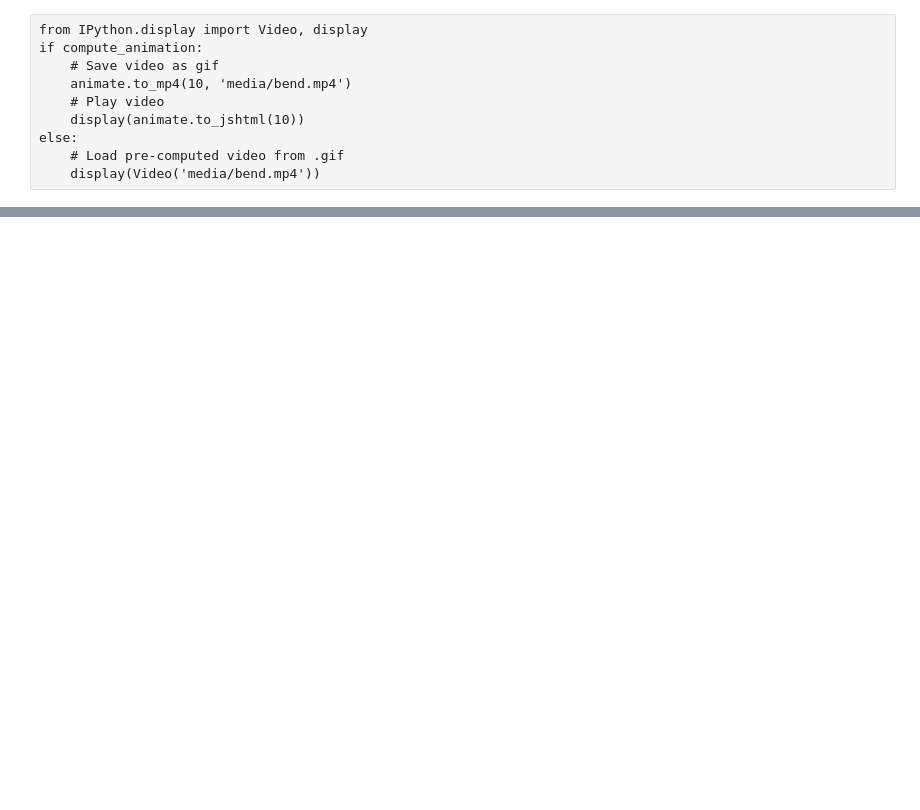
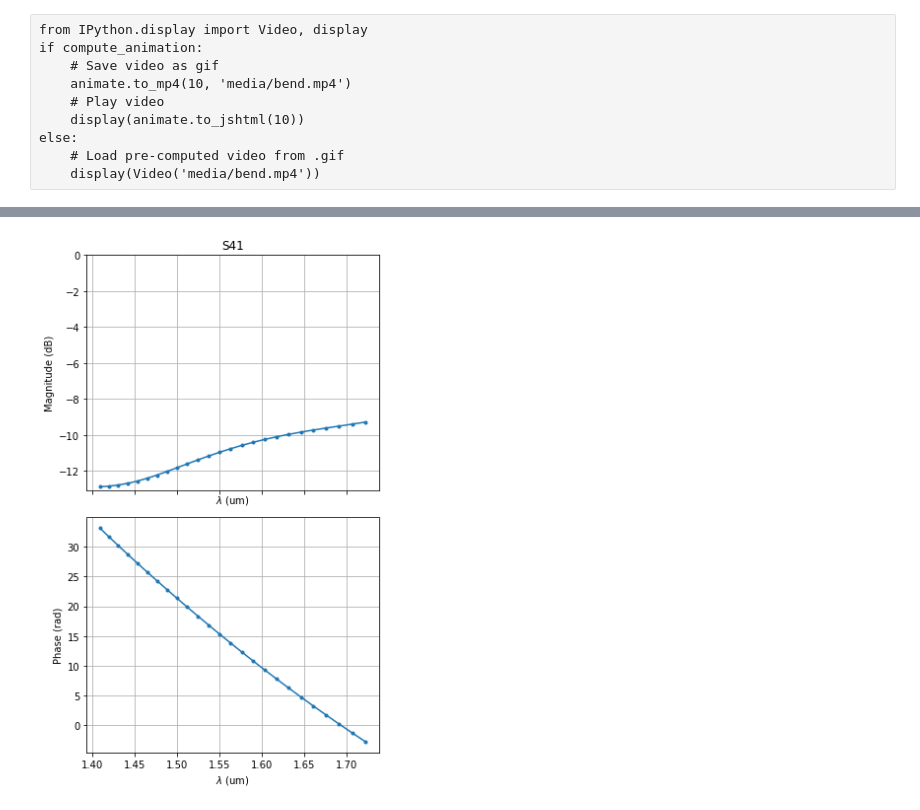
Before and after one commit to simbilod/ELE559-simulations, a Jupyter notebook: B. Waveguide Point Coupler.ipynb, the cells around one changed output, grey strips where cells are left out. Drawn from its saved outputs; the diff is of its cells as text; code cells hidden in the pictures; blank space fills up the shorter version.

```diff
--- a/B. Waveguide Point Coupler.ipynb
+++ b/B. Waveguide Point Coupler.ipynb
@@ -449,9 +454,15 @@ S11 = p1_reflected_coeff/p1_thru_coeff
 # %%
+S11_mag = np.abs(S11)
+S11_phase = np.unwrap(np.angle(S11))
+
+S21_mag = np.abs(S21)
+S21_phase = np.unwrap(np.angle(S21))
+
 S31_mag = np.abs(S31)
 S31_phase = np.unwrap(np.angle(S31))
 
-S11_mag = np.abs(S11)
-S11_phase = np.unwrap(np.angle(S11))
+S41_mag = np.abs(S41)
+S41_phase = np.unwrap(np.angle(S41))
 # %%
 # Plot S21
 f, (ax1, ax2) = plt.subplots(2, 1, sharex=True, figsize=(5, 8))
@@ -472,3 +483,20 @@ plt.tight_layout()
+# %%
+# Plot S41
+f, (ax1, ax2) = plt.subplots(2, 1, sharex=True, figsize=(5, 8))
+ax1.plot(1/mode1_freqs, 10 * np.log10(S41_mag), '.-')
+ax1.set_title("S41")
+ax1.set_xlabel(r"$\lambda$ (um)")
+ax1.set_ylabel("Magnitude (dB)")
+ax1.set_ylim(None, 0)
+ax1.grid()
+
+ax2.plot(1/mode1_freqs, S41_phase, '.-')
+ax2.set_xlabel(r"$\lambda$ (um)")
+ax2.set_ylabel("Phase (rad)")
+ax2.grid()
+plt.tight_layout()
+# %% [output]
+[figure, added]
 # %%
 # Plot S11
 f, (ax1, ax2) = plt.subplots(2, 1, sharex=True, figsize=(5, 8))
```
Also changed, not shown: parts of 20 cells of this notebook, 1 other file.
